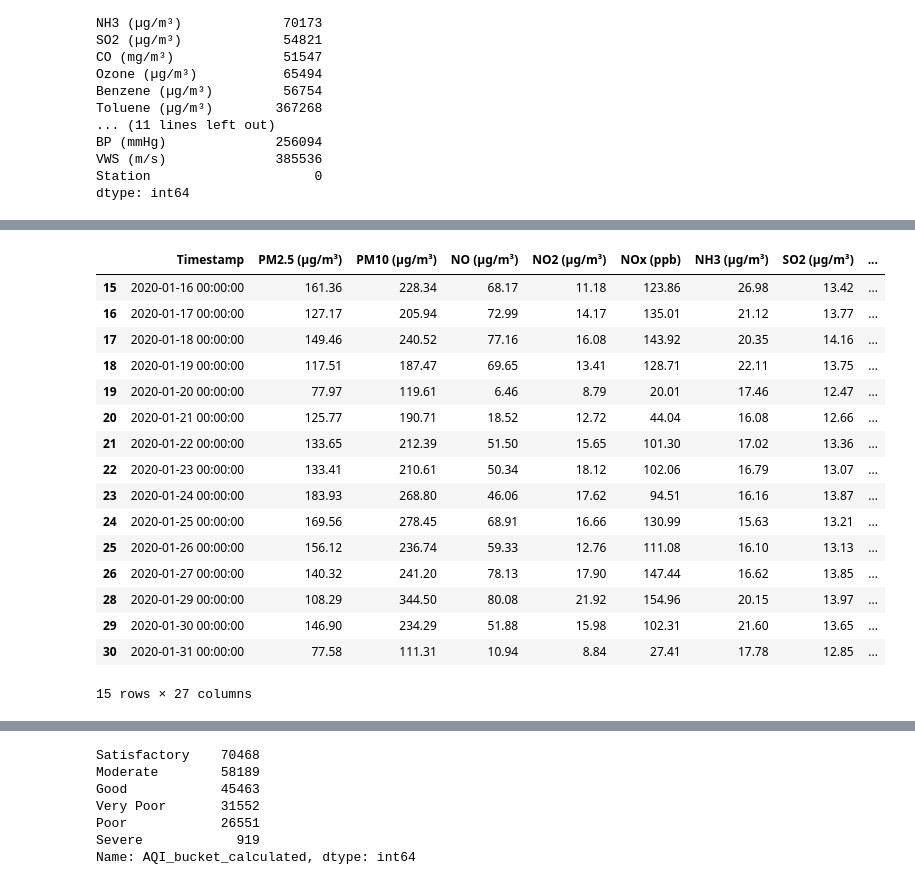
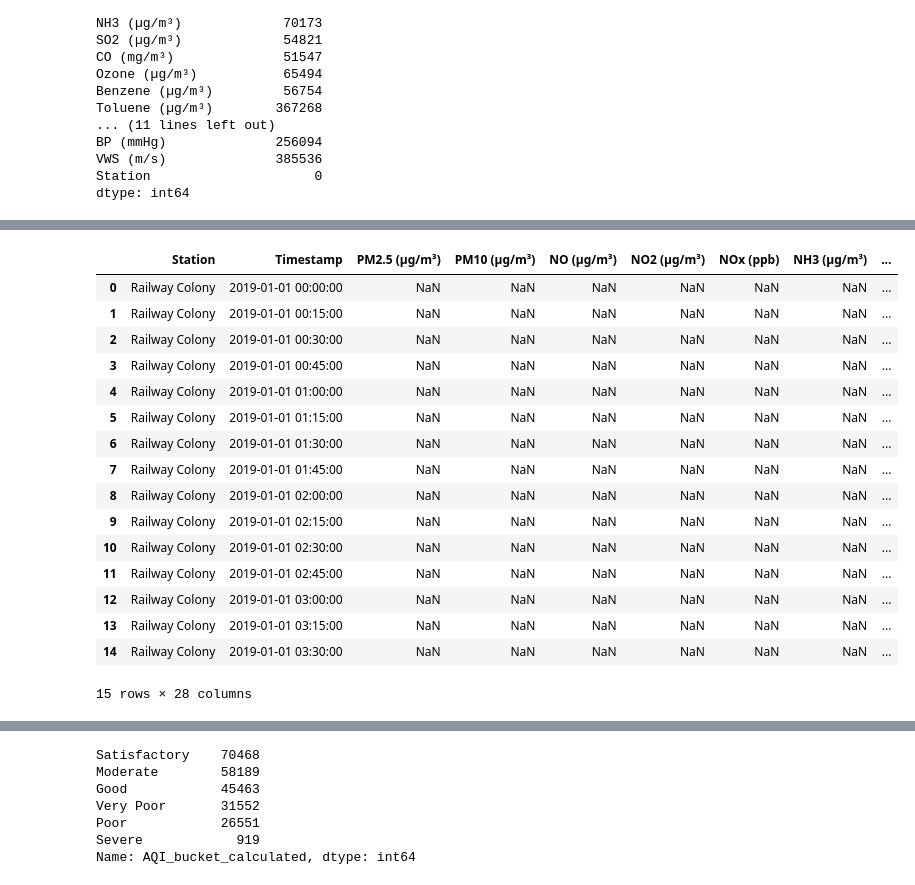
Before and after one commit to GullibleSandwich/ML-Project-CS361, a Jupyter notebook: preprocessing.ipynb, the cells around one changed output, grey strips where cells are left out. Cells and saved outputs as stored; diff of their text form; code cells hidden in the pictures.

Commit message:
Added 15m clean and raw data

```diff
--- a/preprocessing.ipynb
+++ b/preprocessing.ipynb
@@ -295,7 +270,7 @@ def get_NOx_subindex(x):
     else:
         return 0
 
-df_1d_clean["NOx_SubIndex"] = df_1d_clean["NOx_24hr_avg"].apply(lambda x: get_NOx_subindex(x))
+df_15m_nan["NOx_SubIndex"] = df_15m_nan["NOx_24hr_avg"].apply(lambda x: get_NOx_subindex(x))
 df_15m_clean["NOx_SubIndex"] = df_15m_clean["NOx_24hr_avg"].apply(lambda x: get_NOx_subindex(x))
 # %%
 ## NH3 Sub-Index calculation
@@ -315,7 +290,7 @@ def get_NH3_subindex(x):
     else:
         return 0
 
-df_1d_clean["NH3_SubIndex"] = df_1d_clean["NH3_24hr_avg"].apply(lambda x: get_NH3_subindex(x))
+df_15m_nan["NH3_SubIndex"] = df_15m_nan["NH3_24hr_avg"].apply(lambda x: get_NH3_subindex(x))
 df_15m_clean["NH3_SubIndex"] = df_15m_clean["NH3_24hr_avg"].apply(lambda x: get_NH3_subindex(x))
 # %%
 ## CO Sub-Index calculation
@@ -335,7 +310,7 @@ def get_CO_subindex(x):
     else:
         return 0
 
-df_1d_clean["CO_SubIndex"] = df_1d_clean["CO_8hr_max"].apply(lambda x: get_CO_subindex(x))
+df_15m_nan["CO_SubIndex"] = df_15m_nan["CO_8hr_max"].apply(lambda x: get_CO_subindex(x))
 df_15m_clean["CO_SubIndex"] = df_15m_clean["CO_8hr_max"].apply(lambda x: get_CO_subindex(x))
 # %%
 ## O3 Sub-Index calculation
@@ -355,6 +330,6 @@ def get_O3_subindex(x):
     else:
         return 0
 
-df_1d_clean["O3_SubIndex"] = df_1d_clean["O3_8hr_max"].apply(lambda x: get_O3_subindex(x))
+df_15m_nan["O3_SubIndex"] = df_15m_nan["O3_8hr_max"].apply(lambda x: get_O3_subindex(x))
 df_15m_clean["O3_SubIndex"] = df_15m_clean["O3_8hr_max"].apply(lambda x: get_O3_subindex(x))
 # %%
@@ -380,54 +355,54 @@ df_15m_clean.head() # 17+7 cols
 # %%
 # AQI bucketing function
 def get_AQI_bucket(x):
     if x <= 50:
         return "Good"
     elif x <= 100:
         return "Satisfactory"
     elif x <= 200:
         return "Moderate"
     elif x <= 300:
         return "Poor"
     elif x <= 400:
         return "Very Poor"
     elif x > 400:
         return "Severe"
     else:
         return np.NaN
 
-df_1d_clean["Checks"] = (df_1d_clean["PM2.5_SubIndex"] > 0).astype(int) + \
-                (df_1d_clean["PM10_SubIndex"] > 0).astype(int) + \
-                (df_1d_clean["SO2_SubIndex"] > 0).astype(int) + \
-                (df_1d_clean["NOx_SubIndex"] > 0).astype(int) + \
-                (df_1d_clean["NH3_SubIndex"] > 0).astype(int) + \
-                (df_1d_clean["CO_SubIndex"] > 0).astype(int) + \
-                (df_1d_clean["O3_SubIndex"] > 0).astype(int)
+df_15m_nan["Checks"] = (df_15m_nan["PM2.5_SubIndex"] > 0).astype(int) + \
+                (df_15m_nan["PM10_SubIndex"] > 0).astype(int) + \
+                (df_15m_nan["SO2_SubIndex"] > 0).astype(int) + \
+                (df_15m_nan["NOx_SubIndex"] > 0).astype(int) + \
+                (df_15m_nan["NH3_SubIndex"] > 0).astype(int) + \
+                (df_15m_nan["CO_SubIndex"] > 0).astype(int) + \
+                (df_15m_nan["O3_SubIndex"] > 0).astype(int)
 
-df_1d_clean["AQI_calculated"] = round(df_1d_clean[["PM2.5_SubIndex", "PM10_SubIndex", "SO2_SubIndex", "NOx_SubIndex",
+df_15m_nan["AQI_calculated"] = round(df_15m_nan[["PM2.5_SubIndex", "PM10_SubIndex", "SO2_SubIndex", "NOx_SubIndex",
                                  "NH3_SubIndex", "CO_SubIndex", "O3_SubIndex"]].max(axis = 1))
-df_1d_clean.loc[df_1d_clean["PM2.5_SubIndex"] + df_1d_clean["PM10_SubIndex"] <= 0, "AQI_calculated"] = np.NaN
-df_1d_clean.loc[df_1d_clean.Checks < 3, "AQI_calculated"] = np.NaN
+df_15m_nan.loc[df_15m_nan["PM2.5_SubIndex"] + df_15m_nan["PM10_SubIndex"] <= 0, "AQI_calculated"] = np.NaN
+df_15m_nan.loc[df_15m_nan.Checks < 3, "AQI_calculated"] = np.NaN
 
-df_1d_clean["AQI_bucket_calculated"] = df_1d_clean["AQI_calculated"].apply(lambda x: get_AQI_bucket(x))
-df_1d_clean.head(15) # 24+3 cols
+df_15m_nan["AQI_bucket_calculated"] = df_15m_nan["AQI_calculated"].apply(lambda x: get_AQI_bucket(x))
+df_15m_nan.head(15) # 24+3 cols
 # %% [output]
-|  | Timestamp | PM2.5 (µg/m³) | PM10 (µg/m³) | NO (µg/m³) | NO2 (µg/m³) | NOx (ppb) | NH3 (µg/m³) | SO2 (µg/m³) | ... |
-| 15 | 2020-01-16 00:00:00 | 161.36 | 228.34 | 68.17 | 11.18 | 123.86 | 26.98 | 13.42 | ... |
-| 16 | 2020-01-17 00:00:00 | 127.17 | 205.94 | 72.99 | 14.17 | 135.01 | 21.12 | 13.77 | ... |
-| 17 | 2020-01-18 00:00:00 | 149.46 | 240.52 | 77.16 | 16.08 | 143.92 | 20.35 | 14.16 | ... |
-| 18 | 2020-01-19 00:00:00 | 117.51 | 187.47 | 69.65 | 13.41 | 128.71 | 22.11 | 13.75 | ... |
-| 19 | 2020-01-20 00:00:00 | 77.97 | 119.61 | 6.46 | 8.79 | 20.01 | 17.46 | 12.47 | ... |
-| 20 | 2020-01-21 00:00:00 | 125.77 | 190.71 | 18.52 | 12.72 | 44.04 | 16.08 | 12.66 | ... |
-| 21 | 2020-01-22 00:00:00 | 133.65 | 212.39 | 51.50 | 15.65 | 101.30 | 17.02 | 13.36 | ... |
-| 22 | 2020-01-23 00:00:00 | 133.41 | 210.61 | 50.34 | 18.12 | 102.06 | 16.79 | 13.07 | ... |
-| 23 | 2020-01-24 00:00:00 | 183.93 | 268.80 | 46.06 | 17.62 | 94.51 | 16.16 | 13.87 | ... |
-| 24 | 2020-01-25 00:00:00 | 169.56 | 278.45 | 68.91 | 16.66 | 130.99 | 15.63 | 13.21 | ... |
-| 25 | 2020-01-26 00:00:00 | 156.12 | 236.74 | 59.33 | 12.76 | 111.08 | 16.10 | 13.13 | ... |
-| 26 | 2020-01-27 00:00:00 | 140.32 | 241.20 | 78.13 | 17.90 | 147.44 | 16.62 | 13.85 | ... |
-| 28 | 2020-01-29 00:00:00 | 108.29 | 344.50 | 80.08 | 21.92 | 154.96 | 20.15 | 13.97 | ... |
-| 29 | 2020-01-30 00:00:00 | 146.90 | 234.29 | 51.88 | 15.98 | 102.31 | 21.60 | 13.65 | ... |
-| 30 | 2020-01-31 00:00:00 | 77.58 | 111.31 | 10.94 | 8.84 | 27.41 | 17.78 | 12.85 | ... |
+|  | Station | Timestamp | PM2.5 (µg/m³) | PM10 (µg/m³) | NO (µg/m³) | NO2 (µg/m³) | NOx (ppb) | NH3 (µg/m³) | ... |
+| 0 | Railway Colony | 2019-01-01 00:00:00 | NaN | NaN | NaN | NaN | NaN | NaN | ... |
+| 1 | Railway Colony | 2019-01-01 00:15:00 | NaN | NaN | NaN | NaN | NaN | NaN | ... |
+| 2 | Railway Colony | 2019-01-01 00:30:00 | NaN | NaN | NaN | NaN | NaN | NaN | ... |
+| 3 | Railway Colony | 2019-01-01 00:45:00 | NaN | NaN | NaN | NaN | NaN | NaN | ... |
+| 4 | Railway Colony | 2019-01-01 01:00:00 | NaN | NaN | NaN | NaN | NaN | NaN | ... |
+| 5 | Railway Colony | 2019-01-01 01:15:00 | NaN | NaN | NaN | NaN | NaN | NaN | ... |
+| 6 | Railway Colony | 2019-01-01 01:30:00 | NaN | NaN | NaN | NaN | NaN | NaN | ... |
+| 7 | Railway Colony | 2019-01-01 01:45:00 | NaN | NaN | NaN | NaN | NaN | NaN | ... |
+| 8 | Railway Colony | 2019-01-01 02:00:00 | NaN | NaN | NaN | NaN | NaN | NaN | ... |
+| 9 | Railway Colony | 2019-01-01 02:15:00 | NaN | NaN | NaN | NaN | NaN | NaN | ... |
+| 10 | Railway Colony | 2019-01-01 02:30:00 | NaN | NaN | NaN | NaN | NaN | NaN | ... |
+| 11 | Railway Colony | 2019-01-01 02:45:00 | NaN | NaN | NaN | NaN | NaN | NaN | ... |
+| 12 | Railway Colony | 2019-01-01 03:00:00 | NaN | NaN | NaN | NaN | NaN | NaN | ... |
+| 13 | Railway Colony | 2019-01-01 03:15:00 | NaN | NaN | NaN | NaN | NaN | NaN | ... |
+| 14 | Railway Colony | 2019-01-01 03:30:00 | NaN | NaN | NaN | NaN | NaN | NaN | ... |
-15 rows × 27 columns
+15 rows × 28 columns
 # %%
 df_15m_clean["Checks"] = (df_15m_clean["PM2.5_SubIndex"] > 0).astype(int) + \
                 (df_15m_clean["PM10_SubIndex"] > 0).astype(int) + \
```
Also changed, not shown: parts of 19 cells of this notebook, 2 other files.
